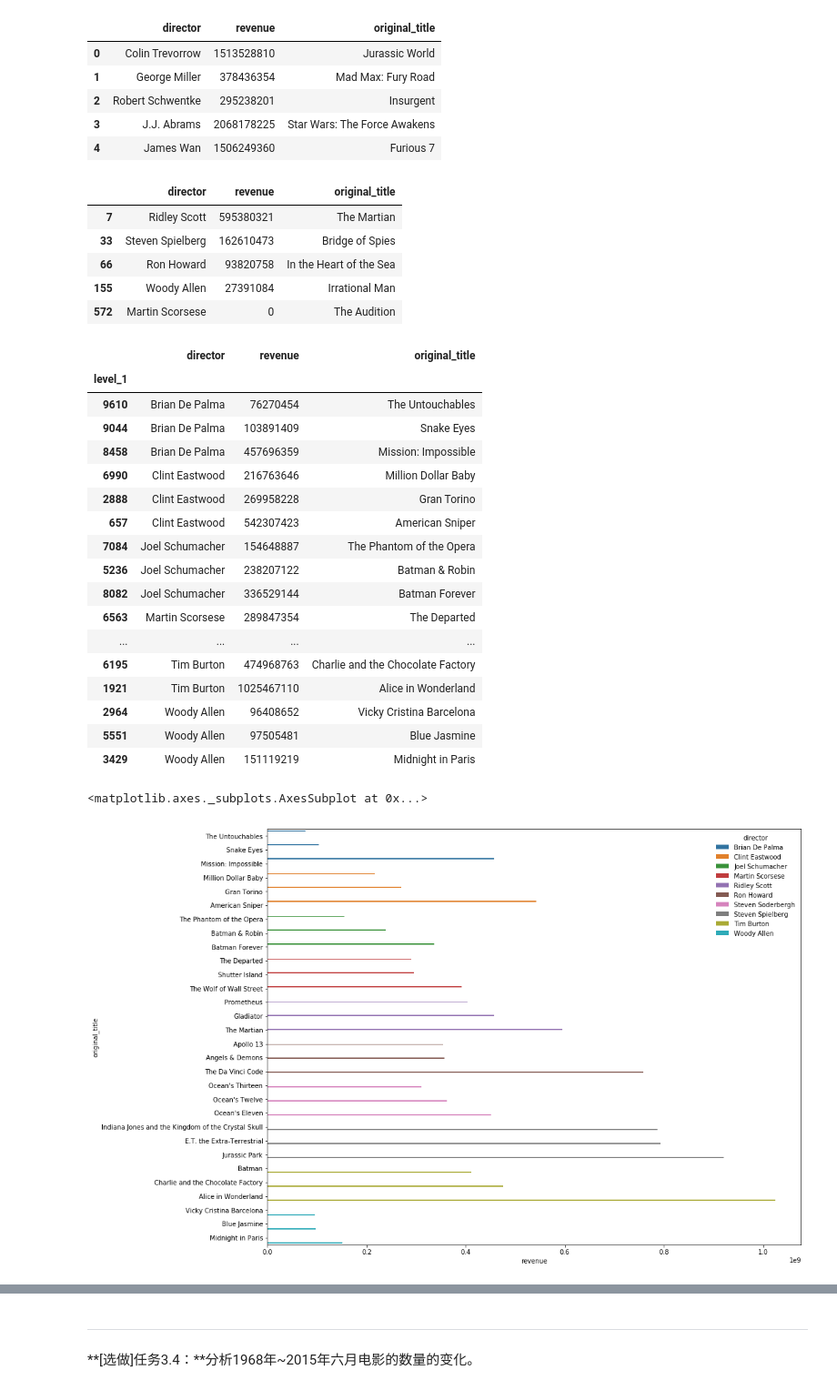
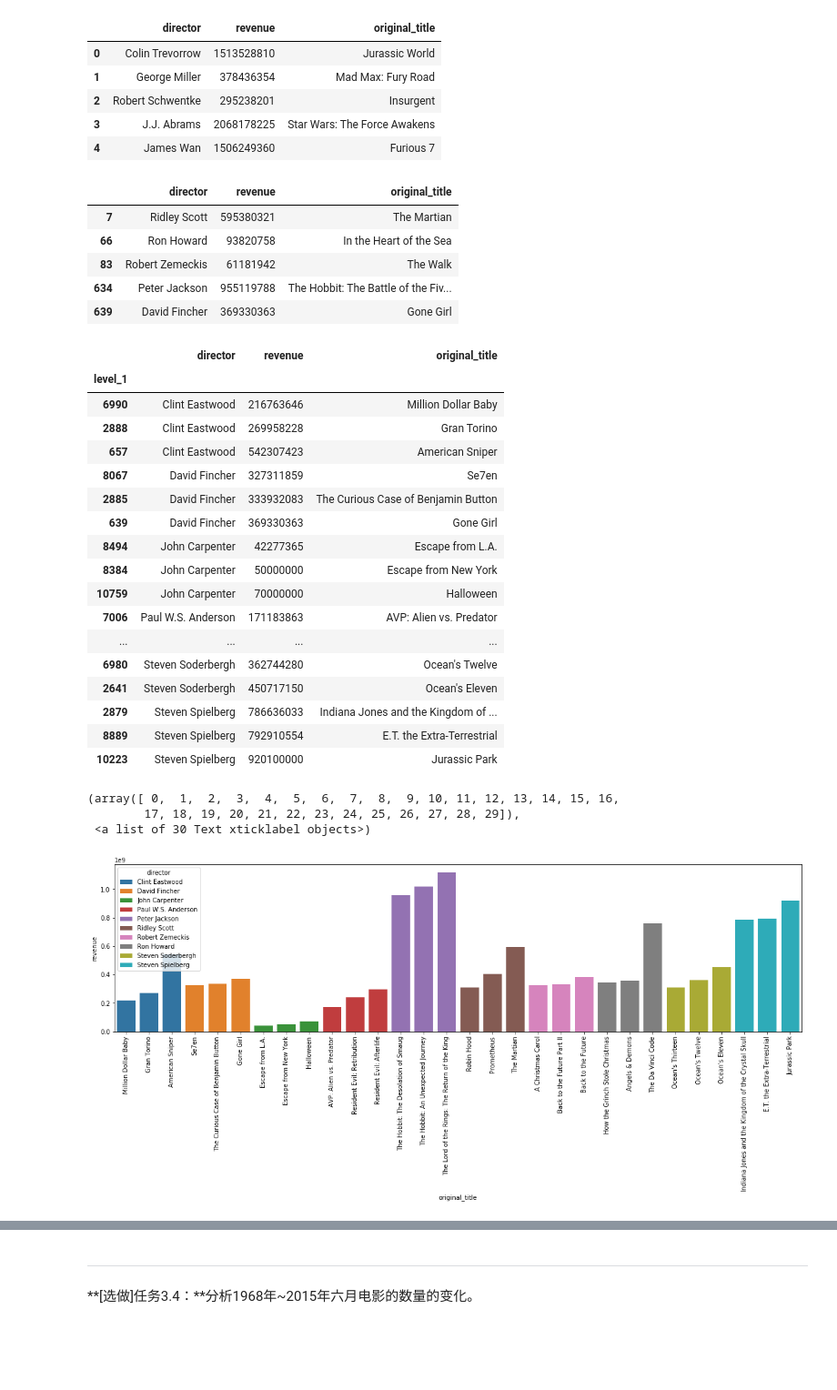
Before and after one commit to LYleonard/DataAnalysis, a Jupyter notebook: Statistics/ExploringDataSet/Explore_Movie_Dataset/Explore Movie Dataset_tmdb.ipynb, the cells around one changed output, grey strips where cells are left out. Shown: that part at 91% size. Cells and saved outputs as stored; diff of their text form; code cells hidden in the pictures; blank space fills up the shorter version.

Commit message:
Explore Movie Dataset Modified

```diff
--- a/Statistics/ExploringDataSet/Explore_Movie_Dataset/Explore Movie Dataset_tmdb.ipynb
+++ b/Statistics/ExploringDataSet/Explore_Movie_Dataset/Explore Movie Dataset_tmdb.ipynb
@@ -151,7 +147,7 @@ movie_data[['popularity', 'budget', 'revenue', 'runtime', 'vote_count',
 # 有待进一步修改
 movie_data.drop(['homepage'],axis=1, inplace=True)
 # %%
-movie_data.fillna(method='ffill', inplace=True)
+movie_data.dropna(inplace=True)
 
 movie_data.shape
 # %% [output]
@@ -429,10 +426,10 @@ Top10_director_revenue.head()
 # %% [output]
 |  | director | revenue | original_title |
 | 7 | Ridley Scott | 595380321 | The Martian |
-| 33 | Steven Spielberg | 162610473 | Bridge of Spies |
 | 66 | Ron Howard | 93820758 | In the Heart of the Sea |
-| 155 | Woody Allen | 27391084 | Irrational Man |
-| 572 | Martin Scorsese | 0 | The Audition |
+| 83 | Robert Zemeckis | 61181942 | The Walk |
+| 634 | Peter Jackson | 955119788 | The Hobbit: The Battle of the Fiv... |
+| 639 | David Fincher | 369330363 | Gone Girl |
 # %%
 def top(df, n=3, column='revenue'):
     return df.sort_index(by=column)[-n:]
@@ -441,28 +438,31 @@ Top10_director_revenue.groupby(['director']).apply(top).reset_index(level=1).set
 # %% [output]
 |  | director | revenue | original_title |
 | level_1 |  |  |  |
-| 9610 | Brian De Palma | 76270454 | The Untouchables |
-| 9044 | Brian De Palma | 103891409 | Snake Eyes |
-| 8458 | Brian De Palma | 457696359 | Mission: Impossible |
 | 6990 | Clint Eastwood | 216763646 | Million Dollar Baby |
 | 2888 | Clint Eastwood | 269958228 | Gran Torino |
 | 657 | Clint Eastwood | 542307423 | American Sniper |
-| 7084 | Joel Schumacher | 154648887 | The Phantom of the Opera |
-| 5236 | Joel Schumacher | 238207122 | Batman & Robin |
-| 8082 | Joel Schumacher | 336529144 | Batman Forever |
-| 6563 | Martin Scorsese | 289847354 | The Departed |
+| 8067 | David Fincher | 327311859 | Se7en |
+| 2885 | David Fincher | 333932083 | The Curious Case of Benjamin Button |
+| 639 | David Fincher | 369330363 | Gone Girl |
+| 8494 | John Carpenter | 42277365 | Escape from L.A. |
+| 8384 | John Carpenter | 50000000 | Escape from New York |
+| 10759 | John Carpenter | 70000000 | Halloween |
+| 7006 | Paul W.S. Anderson | 171183863 | AVP: Alien vs. Predator |
 | ... | ... | ... | ... |
-| 6195 | Tim Burton | 474968763 | Charlie and the Chocolate Factory |
-| 1921 | Tim Burton | 1025467110 | Alice in Wonderland |
-| 2964 | Woody Allen | 96408652 | Vicky Cristina Barcelona |
-| 5551 | Woody Allen | 97505481 | Blue Jasmine |
-| 3429 | Woody Allen | 151119219 | Midnight in Paris |
+| 6980 | Steven Soderbergh | 362744280 | Ocean's Twelve |
+| 2641 | Steven Soderbergh | 450717150 | Ocean's Eleven |
+| 2879 | Steven Spielberg | 786636033 | Indiana Jones and the Kingdom of ... |
+| 8889 | Steven Spielberg | 792910554 | E.T. the Extra-Terrestrial |
+| 10223 | Steven Spielberg | 920100000 | Jurassic Park |
 # %%
 Top10_director_revenueTop3 = Top10_director_revenue.groupby(['director']).apply(top).reset_index(level=1).set_index('level_1')
 
-plt.figure(figsize=(15,12))
+plt.figure(figsize=[20,5])
 
-sb.barplot(data=Top10_director_revenueTop3, x='revenue',y='original_title', hue='director')
+sb.barplot(data=Top10_director_revenueTop3, x='original_title', y='revenue', hue='director', dodge=False)
+plt.xticks(rotation = 90)
 # %% [output]
-<matplotlib.axes._subplots.AxesSubplot at 0x...>
+(array([ 0,  1,  2,  3,  4,  5,  6,  7,  8,  9, 10, 11, 12, 13, 14, 15, 16,
+        17, 18, 19, 20, 21, 22, 23, 24, 25, 26, 27, 28, 29]),
+ <a list of 30 Text xticklabel objects>)
-[figure, old version]
+[figure, new version]
```
Also changed, not shown: parts of 18 cells of this notebook, 2 other files.
